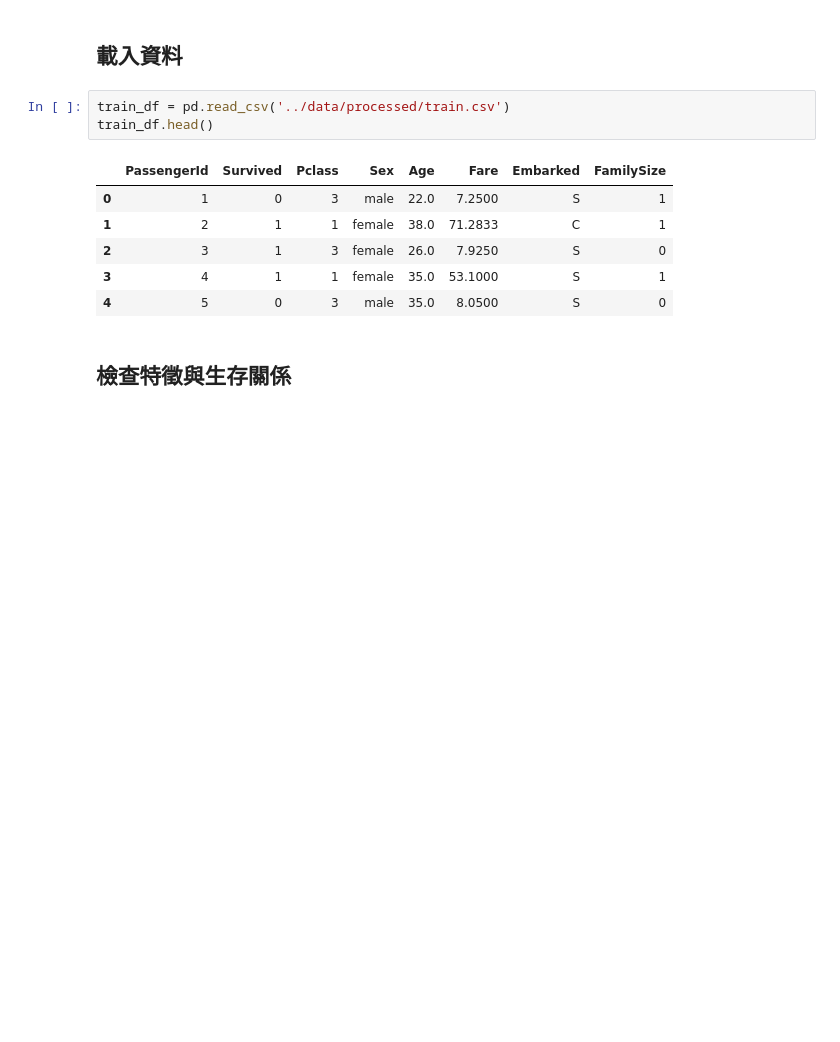
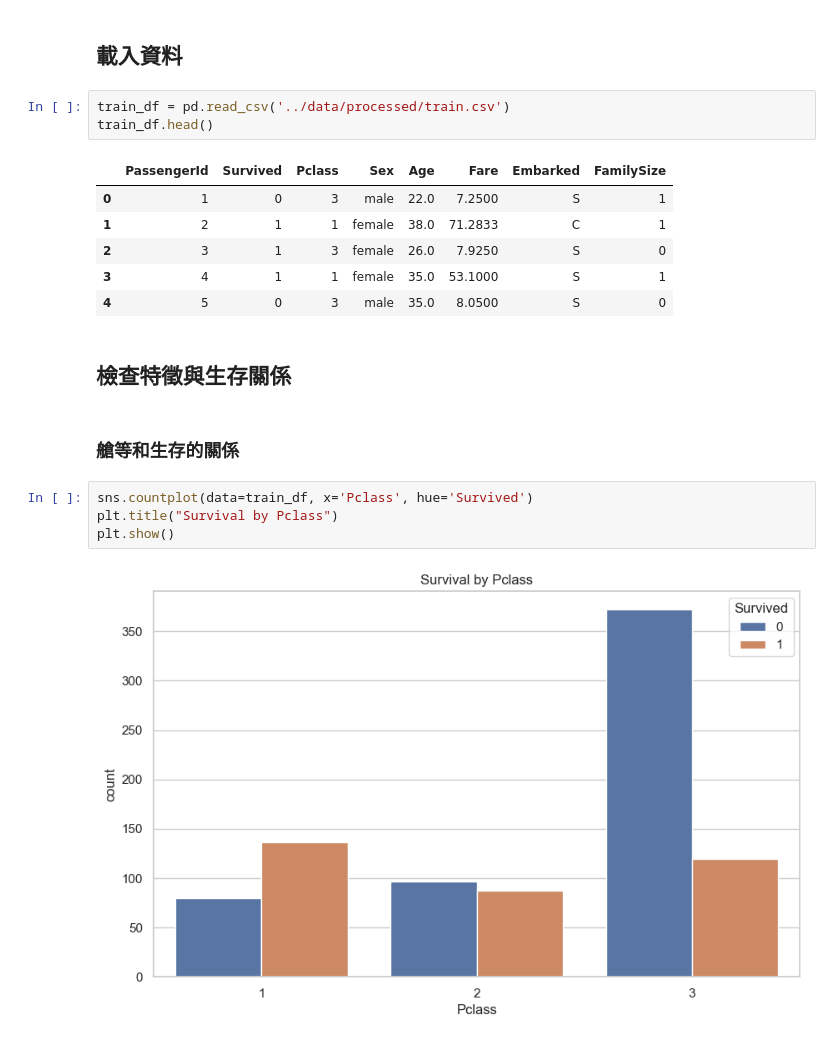
Before and after one commit to twcch/TitanicSurvivalClassifer, a Jupyter notebook: notebooks/02_eda_processed.ipynb, the cells around one changed output. Cells and saved outputs as stored; diff of their text form; blank space fills up the shorter version.

```diff
--- a/notebooks/02_eda_processed.ipynb
+++ b/notebooks/02_eda_processed.ipynb
@@ -35,3 +39,11 @@ train_df.head()
 | 4 | 5 | 0 | 3 | male | 35.0 | 8.0500 | S | 0 |
 # %% [markdown]
 ## 檢查特徵與生存關係
+# %% [markdown]
+### 艙等和生存的關係
+# %%
+sns.countplot(data=train_df, x='Pclass', hue='Survived')
+plt.title("Survival by Pclass")
+plt.show()
+# %% [output]
+[figure, added]
```
Also changed, not shown: parts of 13 cells of this notebook.
